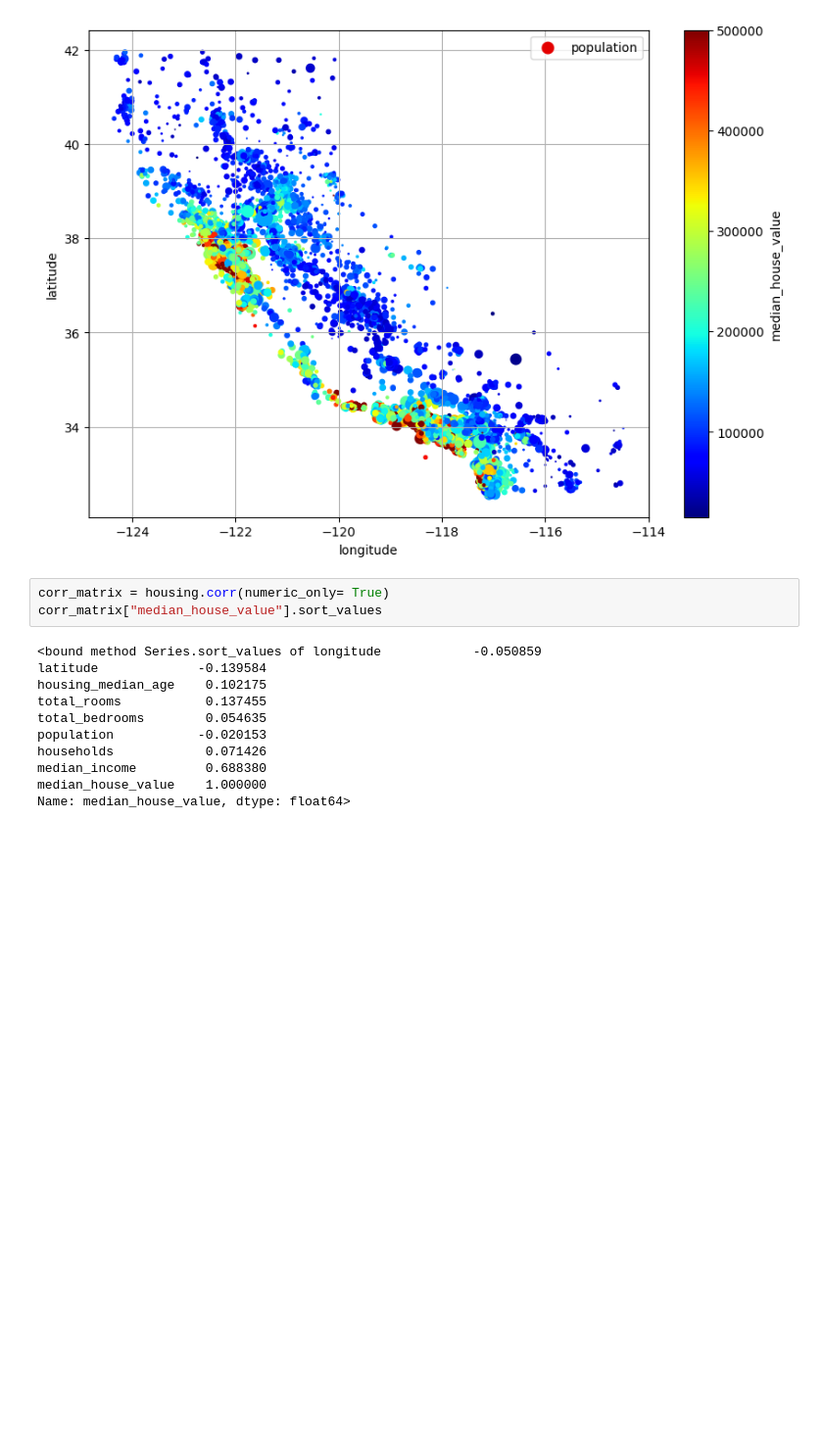
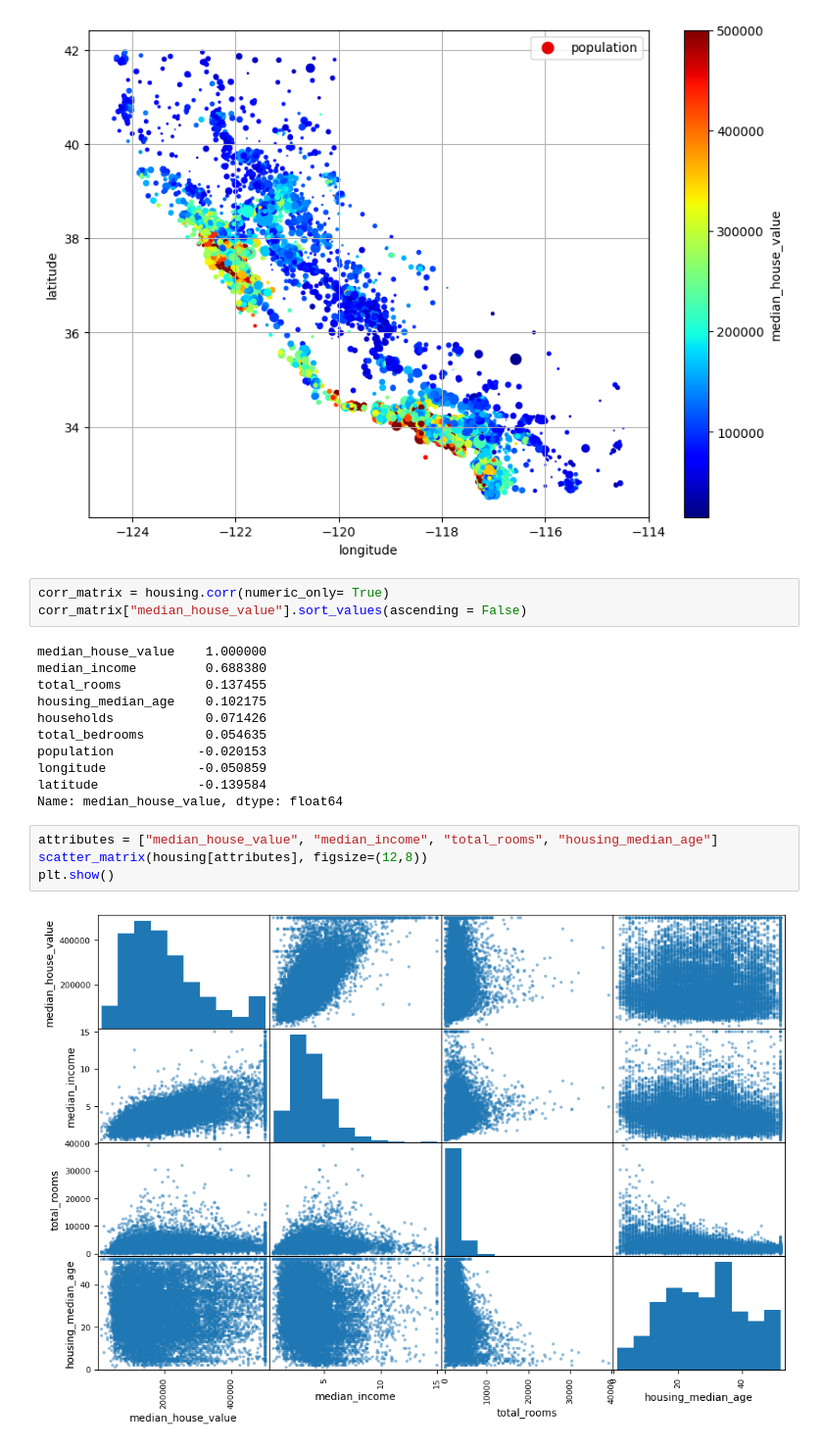
Before and after one commit to saharanh4/Machine_Learning_Book_Code, a Jupyter notebook: Notebooks/Chapter-2.ipynb, the cells around one changed output. Shown at 98% size. Cells and saved outputs as stored; diff of their text form; blank space fills up the shorter version.

```diff
--- a/Notebooks/Chapter-2.ipynb
+++ b/Notebooks/Chapter-2.ipynb
@@ -108,15 +113,21 @@ plt.show()
 [figure]
 # %%
 corr_matrix = housing.corr(numeric_only= True)
-corr_matrix["median_house_value"].sort_values
+corr_matrix["median_house_value"].sort_values(ascending = False)
 # %% [output]
-<bound method Series.sort_values of longitude            -0.050859
-latitude             -0.139584
+median_house_value    1.000000
+median_income         0.688380
+total_rooms           0.137455
 housing_median_age    0.102175
-total_rooms           0.137455
+households            0.071426
 total_bedrooms        0.054635
 population           -0.020153
-households            0.071426
-median_income         0.688380
-median_house_value    1.000000
-Name: median_house_value, dtype: float64>
+longitude            -0.050859
+latitude             -0.139584
+Name: median_house_value, dtype: float64
+# %%
+attributes = ["median_house_value", "median_income", "total_rooms", "housing_median_age"]
+scatter_matrix(housing[attributes], figsize=(12,8))
+plt.show()
+# %% [output]
+[figure, added]
```
Also changed, not shown: parts of 6 cells of this notebook.
